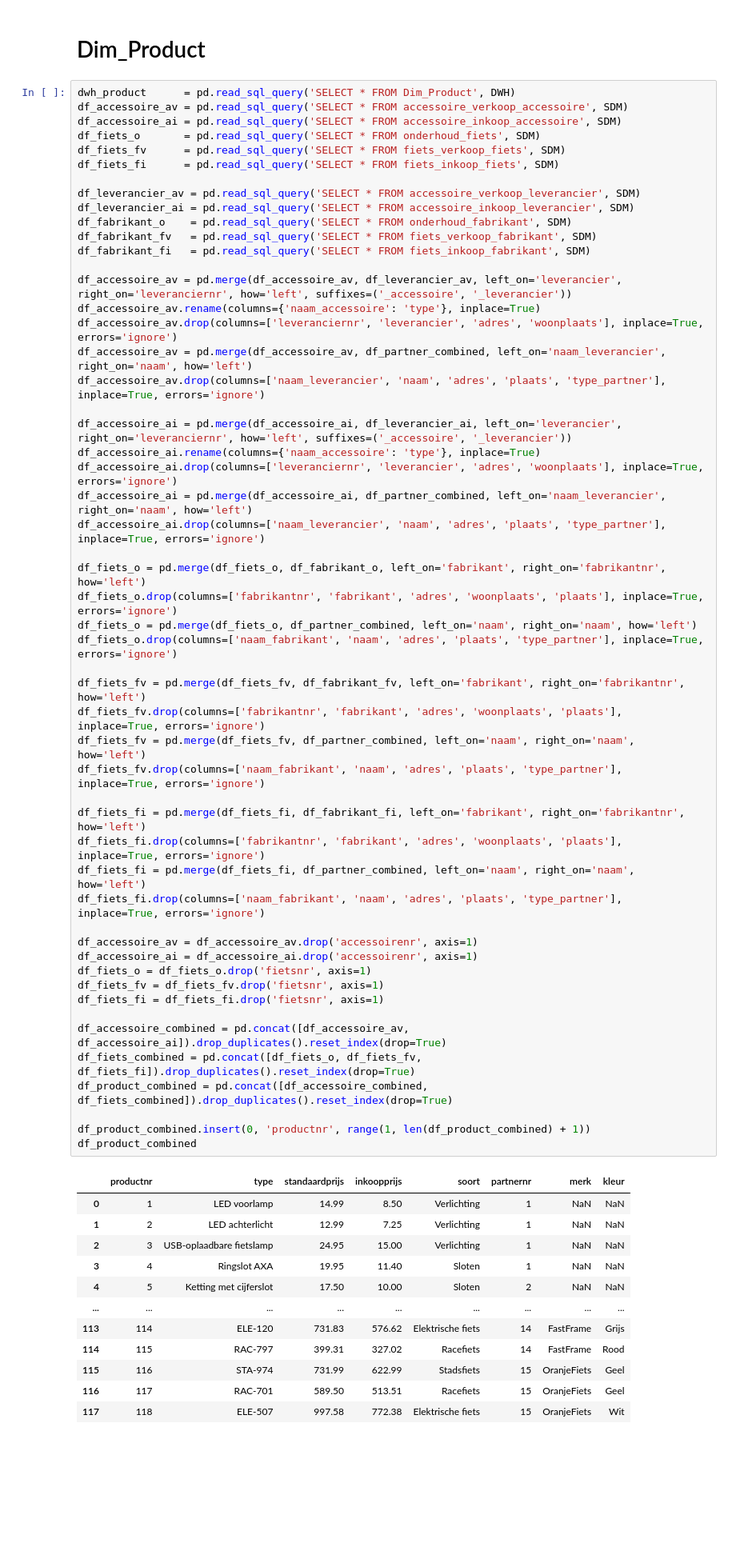
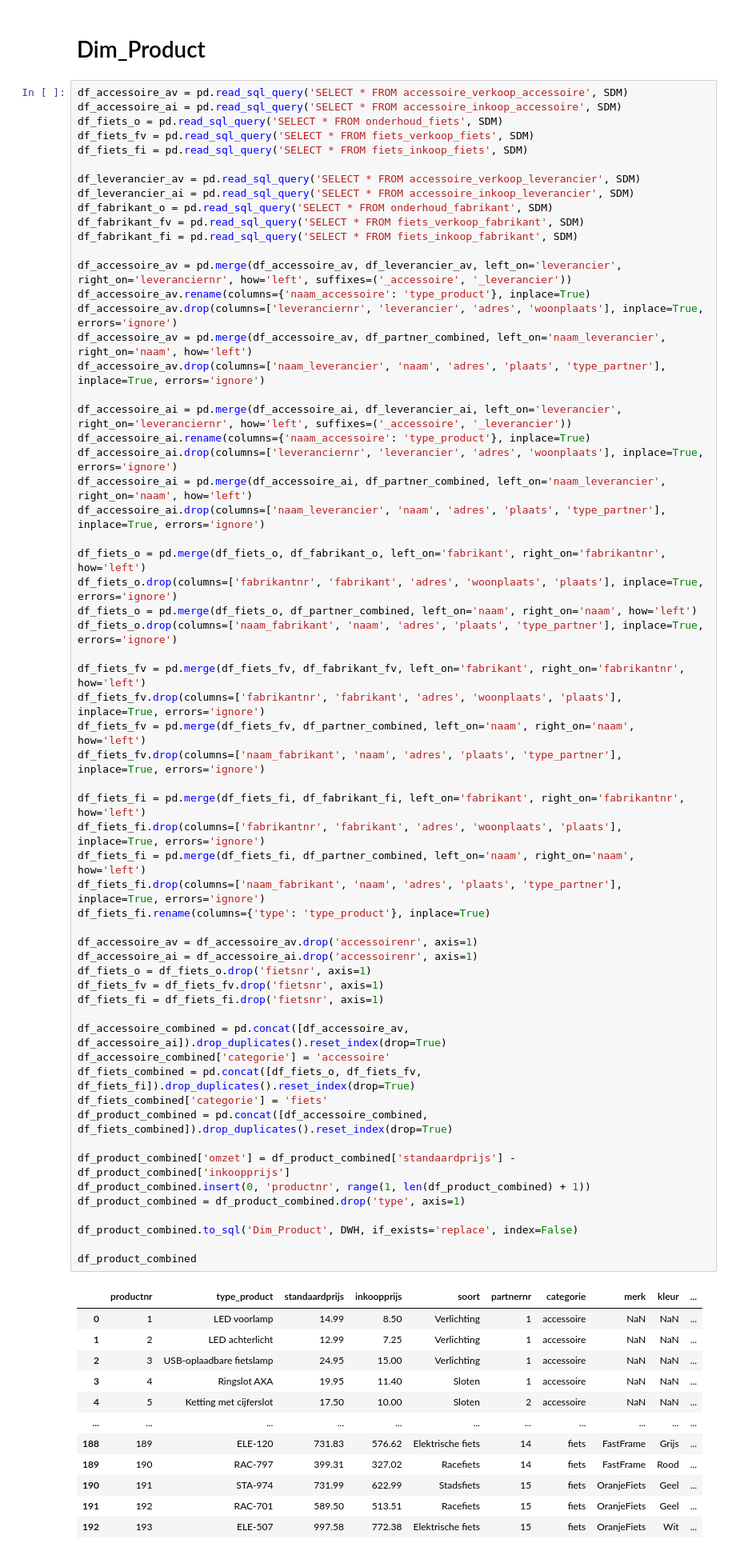
Before and after one commit to Drakarta/deai, a Jupyter notebook: DWH/main.ipynb, the cells around one changed output. Shown at 80% size. Saved outputs shown, nothing was run; the diff lists cells and outputs as text; blank space fills up the shorter version.

Commit message:
Alles af behalve DIm_Product

```diff
--- a/DWH/main.ipynb
+++ b/DWH/main.ipynb
@@ -153,68 +156,75 @@ df_partner_combined
 # %% [markdown]
 # Dim_Product
 # %%
-dwh_product      = pd.read_sql_query('SELECT * FROM Dim_Product', DWH)
 df_accessoire_av = pd.read_sql_query('SELECT * FROM accessoire_verkoop_accessoire', SDM)
 df_accessoire_ai = pd.read_sql_query('SELECT * FROM accessoire_inkoop_accessoire', SDM)
-df_fiets_o       = pd.read_sql_query('SELECT * FROM onderhoud_fiets', SDM)
-df_fiets_fv      = pd.read_sql_query('SELECT * FROM fiets_verkoop_fiets', SDM)
-df_fiets_fi      = pd.read_sql_query('SELECT * FROM fiets_inkoop_fiets', SDM)
+df_fiets_o = pd.read_sql_query('SELECT * FROM onderhoud_fiets', SDM)
+df_fiets_fv = pd.read_sql_query('SELECT * FROM fiets_verkoop_fiets', SDM)
+df_fiets_fi = pd.read_sql_query('SELECT * FROM fiets_inkoop_fiets', SDM)
 
 df_leverancier_av = pd.read_sql_query('SELECT * FROM accessoire_verkoop_leverancier', SDM)
 df_leverancier_ai = pd.read_sql_query('SELECT * FROM accessoire_inkoop_leverancier', SDM)
-df_fabrikant_o    = pd.read_sql_query('SELECT * FROM onderhoud_fabrikant', SDM)
-df_fabrikant_fv   = pd.read_sql_query('SELECT * FROM fiets_verkoop_fabrikant', SDM)
-df_fabrikant_fi   = pd.read_sql_query('SELECT * FROM fiets_inkoop_fabrikant', SDM)
+df_fabrikant_o = pd.read_sql_query('SELECT * FROM onderhoud_fabrikant', SDM)
+df_fabrikant_fv = pd.read_sql_query('SELECT * FROM fiets_verkoop_fabrikant', SDM)
+df_fabrikant_fi = pd.read_sql_query('SELECT * FROM fiets_inkoop_fabrikant', SDM)
 
 df_accessoire_av = pd.merge(df_accessoire_av, df_leverancier_av, left_on='leverancier', right_on='leveranciernr', how='left', suffixes=('_accessoire', '_leverancier'))
-df_accessoire_av.rename(columns={'naam_accessoire': 'type'}, inplace=True)
+df_accessoire_av.rename(columns={'naam_accessoire': 'type_product'}, inplace=True)
 df_accessoire_av.drop(columns=['leveranciernr', 'leverancier', 'adres', 'woonplaats'], inplace=True, errors='ignore')
 df_accessoire_av = pd.merge(df_accessoire_av, df_partner_combined, left_on='naam_leverancier', right_on='naam', how='left')
 df_accessoire_av.drop(columns=['naam_leverancier', 'naam', 'adres', 'plaats', 'type_partner'], inplace=True, errors='ignore')
 
 df_accessoire_ai = pd.merge(df_accessoire_ai, df_leverancier_ai, left_on='leverancier', right_on='leveranciernr', how='left', suffixes=('_accessoire', '_leverancier'))
-df_accessoire_ai.rename(columns={'naam_accessoire': 'type'}, inplace=True)
+df_accessoire_ai.rename(columns={'naam_accessoire': 'type_product'}, inplace=True)
 df_accessoire_ai.drop(columns=['leveranciernr', 'leverancier', 'adres', 'woonplaats'], inplace=True, errors='ignore')
 df_accessoire_ai = pd.merge(df_accessoire_ai, df_partner_combined, left_on='naam_leverancier', right_on='naam', how='left')
 df_accessoire_ai.drop(columns=['naam_leverancier', 'naam', 'adres', 'plaats', 'type_partner'], inplace=True, errors='ignore')
 
 df_fiets_o = pd.merge(df_fiets_o, df_fabrikant_o, left_on='fabrikant', right_on='fabrikantnr', how='left')
 df_fiets_o.drop(columns=['fabrikantnr', 'fabrikant', 'adres', 'woonplaats', 'plaats'], inplace=True, errors='ignore')
 df_fiets_o = pd.merge(df_fiets_o, df_partner_combined, left_on='naam', right_on='naam', how='left')
 df_fiets_o.drop(columns=['naam_fabrikant', 'naam', 'adres', 'plaats', 'type_partner'], inplace=True, errors='ignore')
 
 df_fiets_fv = pd.merge(df_fiets_fv, df_fabrikant_fv, left_on='fabrikant', right_on='fabrikantnr', how='left')
 df_fiets_fv.drop(columns=['fabrikantnr', 'fabrikant', 'adres', 'woonplaats', 'plaats'], inplace=True, errors='ignore')
 df_fiets_fv = pd.merge(df_fiets_fv, df_partner_combined, left_on='naam', right_on='naam', how='left')
 df_fiets_fv.drop(columns=['naam_fabrikant', 'naam', 'adres', 'plaats', 'type_partner'], inplace=True, errors='ignore')
 
 df_fiets_fi = pd.merge(df_fiets_fi, df_fabrikant_fi, left_on='fabrikant', right_on='fabrikantnr', how='left')
 df_fiets_fi.drop(columns=['fabrikantnr', 'fabrikant', 'adres', 'woonplaats', 'plaats'], inplace=True, errors='ignore')
 df_fiets_fi = pd.merge(df_fiets_fi, df_partner_combined, left_on='naam', right_on='naam', how='left')
 df_fiets_fi.drop(columns=['naam_fabrikant', 'naam', 'adres', 'plaats', 'type_partner'], inplace=True, errors='ignore')
+df_fiets_fi.rename(columns={'type': 'type_product'}, inplace=True)
 
 df_accessoire_av = df_accessoire_av.drop('accessoirenr', axis=1)
 df_accessoire_ai = df_accessoire_ai.drop('accessoirenr', axis=1)
 df_fiets_o = df_fiets_o.drop('fietsnr', axis=1)
 df_fiets_fv = df_fiets_fv.drop('fietsnr', axis=1)
 df_fiets_fi = df_fiets_fi.drop('fietsnr', axis=1)
 
 df_accessoire_combined = pd.concat([df_accessoire_av, df_accessoire_ai]).drop_duplicates().reset_index(drop=True)
+df_accessoire_combined['categorie'] = 'accessoire'
 df_fiets_combined = pd.concat([df_fiets_o, df_fiets_fv, df_fiets_fi]).drop_duplicates().reset_index(drop=True)
+df_fiets_combined['categorie'] = 'fiets'
 df_product_combined = pd.concat([df_accessoire_combined, df_fiets_combined]).drop_duplicates().reset_index(drop=True)
 
+df_product_combined['omzet'] = df_product_combined['standaardprijs'] - df_product_combined['inkoopprijs']
 df_product_combined.insert(0, 'productnr', range(1, len(df_product_combined) + 1))
+df_product_combined = df_product_combined.drop('type', axis=1)
+
+df_product_combined.to_sql('Dim_Product', DWH, if_exists='replace', index=False)
+
 df_product_combined
 # %% [output]
-|  | productnr | type | standaardprijs | inkoopprijs | soort | partnernr | merk | kleur |
-| 0 | 1 | LED voorlamp | 14.99 | 8.50 | Verlichting | 1 | NaN | NaN |
-| 1 | 2 | LED achterlicht | 12.99 | 7.25 | Verlichting | 1 | NaN | NaN |
-| 2 | 3 | USB-oplaadbare fietslamp | 24.95 | 15.00 | Verlichting | 1 | NaN | NaN |
-| 3 | 4 | Ringslot AXA | 19.95 | 11.40 | Sloten | 1 | NaN | NaN |
-| 4 | 5 | Ketting met cijferslot | 17.50 | 10.00 | Sloten | 2 | NaN | NaN |
-| ... | ... | ... | ... | ... | ... | ... | ... | ... |
-| 113 | 114 | ELE-120 | 731.83 | 576.62 | Elektrische fiets | 14 | FastFrame | Grijs |
-| 114 | 115 | RAC-797 | 399.31 | 327.02 | Racefiets | 14 | FastFrame | Rood |
-| 115 | 116 | STA-974 | 731.99 | 622.99 | Stadsfiets | 15 | OranjeFiets | Geel |
-| 116 | 117 | RAC-701 | 589.50 | 513.51 | Racefiets | 15 | OranjeFiets | Geel |
-| 117 | 118 | ELE-507 | 997.58 | 772.38 | Elektrische fiets | 15 | OranjeFiets | Wit |
+|  | productnr | type_product | standaardprijs | inkoopprijs | soort | partnernr | categorie | merk | kleur | ... |
+| 0 | 1 | LED voorlamp | 14.99 | 8.50 | Verlichting | 1 | accessoire | NaN | NaN | ... |
+| 1 | 2 | LED achterlicht | 12.99 | 7.25 | Verlichting | 1 | accessoire | NaN | NaN | ... |
+| 2 | 3 | USB-oplaadbare fietslamp | 24.95 | 15.00 | Verlichting | 1 | accessoire | NaN | NaN | ... |
+| 3 | 4 | Ringslot AXA | 19.95 | 11.40 | Sloten | 1 | accessoire | NaN | NaN | ... |
+| 4 | 5 | Ketting met cijferslot | 17.50 | 10.00 | Sloten | 2 | accessoire | NaN | NaN | ... |
+| ... | ... | ... | ... | ... | ... | ... | ... | ... | ... | ... |
+| 188 | 189 | ELE-120 | 731.83 | 576.62 | Elektrische fiets | 14 | fiets | FastFrame | Grijs | ... |
+| 189 | 190 | RAC-797 | 399.31 | 327.02 | Racefiets | 14 | fiets | FastFrame | Rood | ... |
+| 190 | 191 | STA-974 | 731.99 | 622.99 | Stadsfiets | 15 | fiets | OranjeFiets | Geel | ... |
+| 191 | 192 | RAC-701 | 589.50 | 513.51 | Racefiets | 15 | fiets | OranjeFiets | Geel | ... |
+| 192 | 193 | ELE-507 | 997.58 | 772.38 | Elektrische fiets | 15 | fiets | OranjeFiets | Wit | ... |
```
Also changed, not shown: parts of 15 cells of this notebook, 2 other files.
